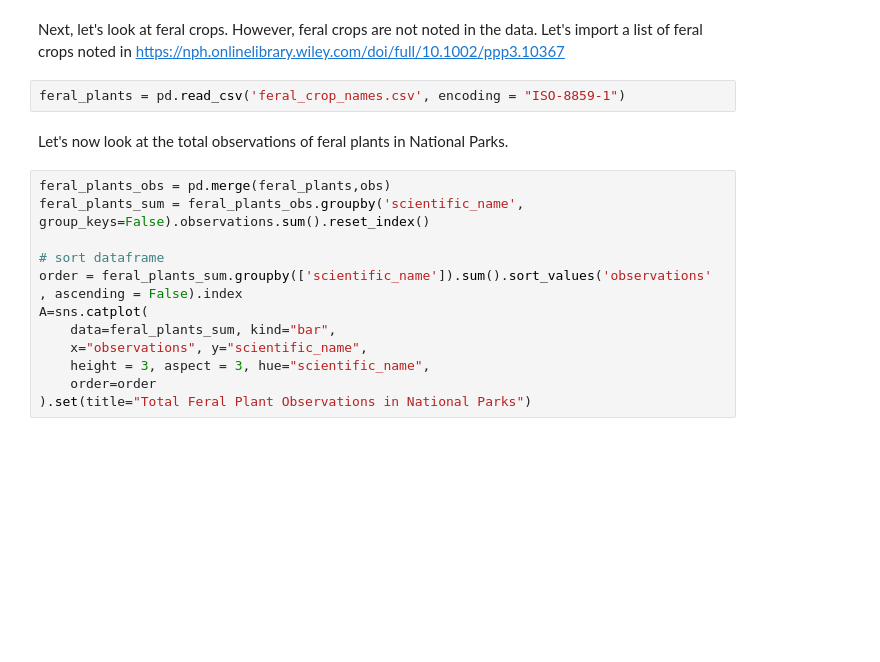
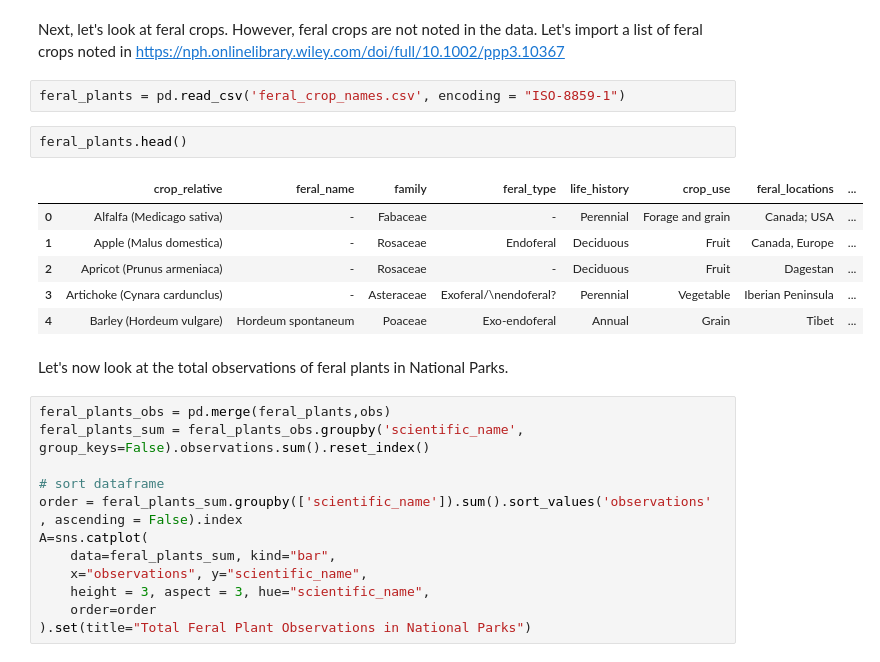
Before and after one commit to Faustian-Herne/NPS_Endangered_Species_Portfolio_Project, a Jupyter notebook: biodiversity.ipynb, the cells around one changed output. Cells and saved outputs as stored; diff of their text form; blank space fills up the shorter version.

```diff
--- a/biodiversity.ipynb
+++ b/biodiversity.ipynb
@@ -137,6 +133,15 @@ A=sns.catplot(
 Next, let's look at feral crops. However, feral crops are not noted in the data. Let's import a list of feral crops noted in https://nph.onlinelibrary.wiley.com/doi/full/10.1002/ppp3.10367
 # %%
 feral_plants = pd.read_csv('feral_crop_names.csv', encoding = "ISO-8859-1")
+# %%
+feral_plants.head()
+# %% [output]
+|  | crop_relative | feral_name | family | feral_type | life_history | crop_use | feral_locations | ... |
+| 0 | Alfalfa (Medicago sativa) | - | Fabaceae | - | Perennial | Forage and grain | Canada; USA | ... |
+| 1 | Apple (Malus domestica) | - | Rosaceae | Endoferal | Deciduous | Fruit | Canada, Europe | ... |
+| 2 | Apricot (Prunus armeniaca) | - | Rosaceae | - | Deciduous | Fruit | Dagestan | ... |
+| 3 | Artichoke (Cynara cardunclus) | - | Asteraceae | Exoferal/\nendoferal? | Perennial | Vegetable | Iberian Peninsula | ... |
+| 4 | Barley (Hordeum vulgare) | Hordeum spontaneum | Poaceae | Exo-endoferal | Annual | Grain | Tibet | ... |
 # %% [markdown]
 Let's now look at the total observations of feral plants in National Parks.
 # %%
```
Also changed, not shown: parts of 2 cells of this notebook.
